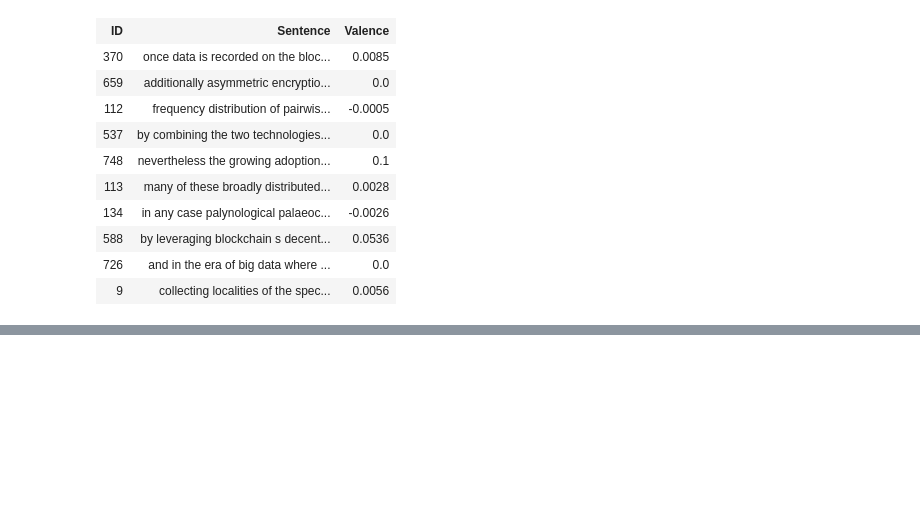
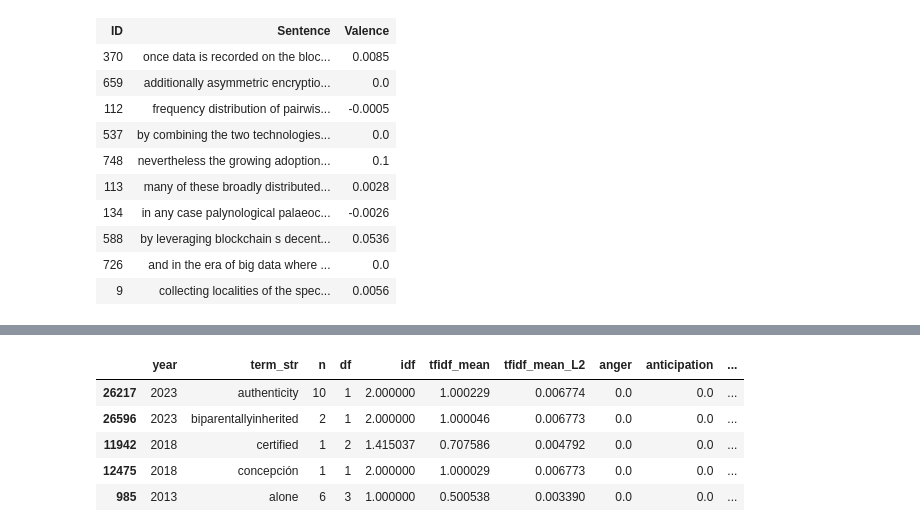
Before and after one commit to caroline-kranefuss/evolving_sentiment_climate, a Jupyter notebook: notebooks/sentiment.ipynb, the cells around one changed output, grey strips where cells are left out. Drawn from its saved outputs; the diff is of its cells as text; code cells hidden in the pictures; blank space fills up the shorter version.

```diff
--- a/notebooks/sentiment.ipynb
+++ b/notebooks/sentiment.ipynb
@@ -269,0 +282,12 @@ Because of this, I do find it hard to trust the results of this exploration enti
+# %%
+BOW = pd.read_csv("csvs/TFIDF/BOW_YEAR.csv")
+BOW_SENT = BOW.join(SALEX, on='term_str', how='left').fillna(0)
+BOW_SENT.to_csv("csvs/VOCAB/VOCAB_SENT.csv")
+BOW_SENT.sample(n=5)
+# %% [output]
+|  | year | term_str | n | df | idf | tfidf_mean | tfidf_mean_L2 | anger | anticipation | ... |
+| 26217 | 2023 | authenticity | 10 | 1 | 2.000000 | 1.000229 | 0.006774 | 0.0 | 0.0 | ... |
+| 26596 | 2023 | biparentallyinherited | 2 | 1 | 2.000000 | 1.000046 | 0.006773 | 0.0 | 0.0 | ... |
+| 11942 | 2018 | certified | 1 | 2 | 1.415037 | 0.707586 | 0.004792 | 0.0 | 0.0 | ... |
+| 12475 | 2018 | concepción | 1 | 1 | 2.000000 | 1.000029 | 0.006773 | 0.0 | 0.0 | ... |
+| 985 | 2013 | alone | 6 | 3 | 1.000000 | 0.500538 | 0.003390 | 0.0 | 0.0 | ... |
```
Also changed, not shown: parts of 5 cells of this notebook, 8 other files.
